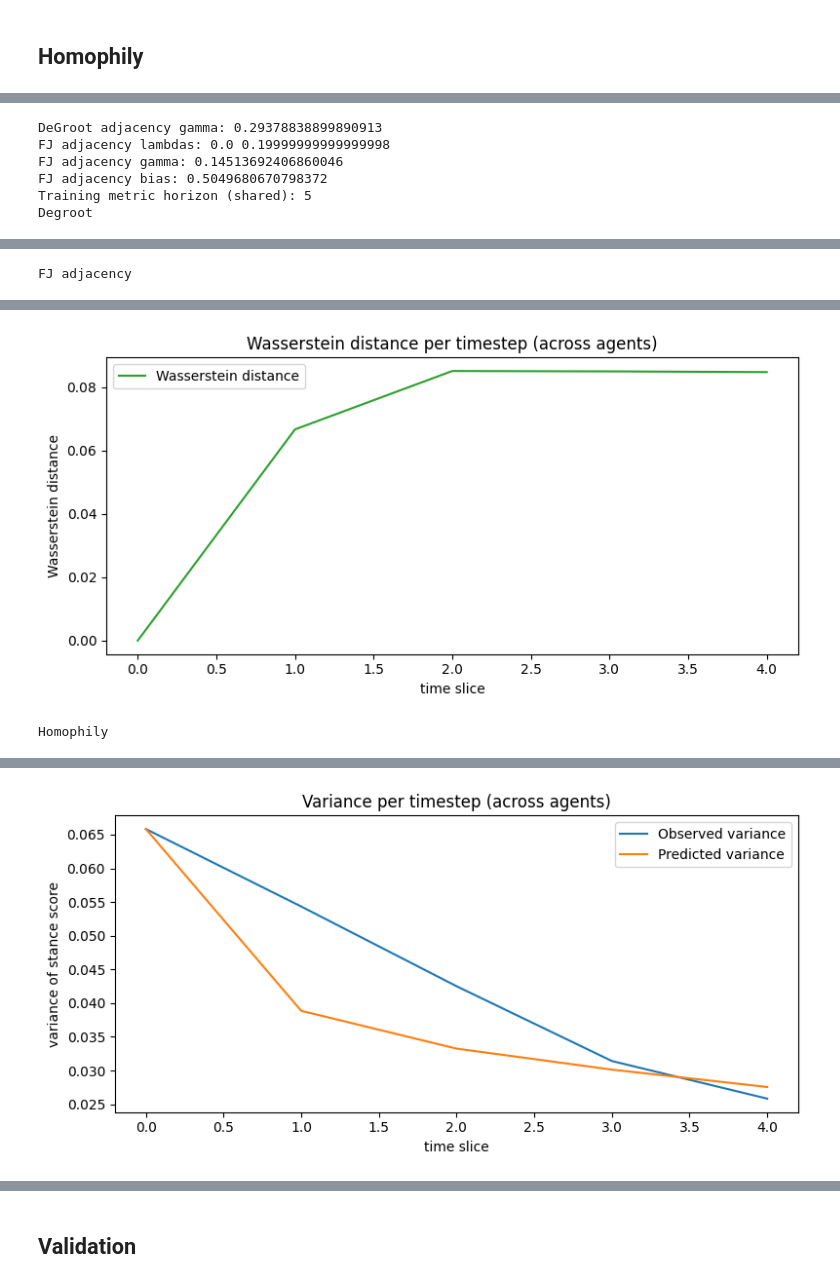
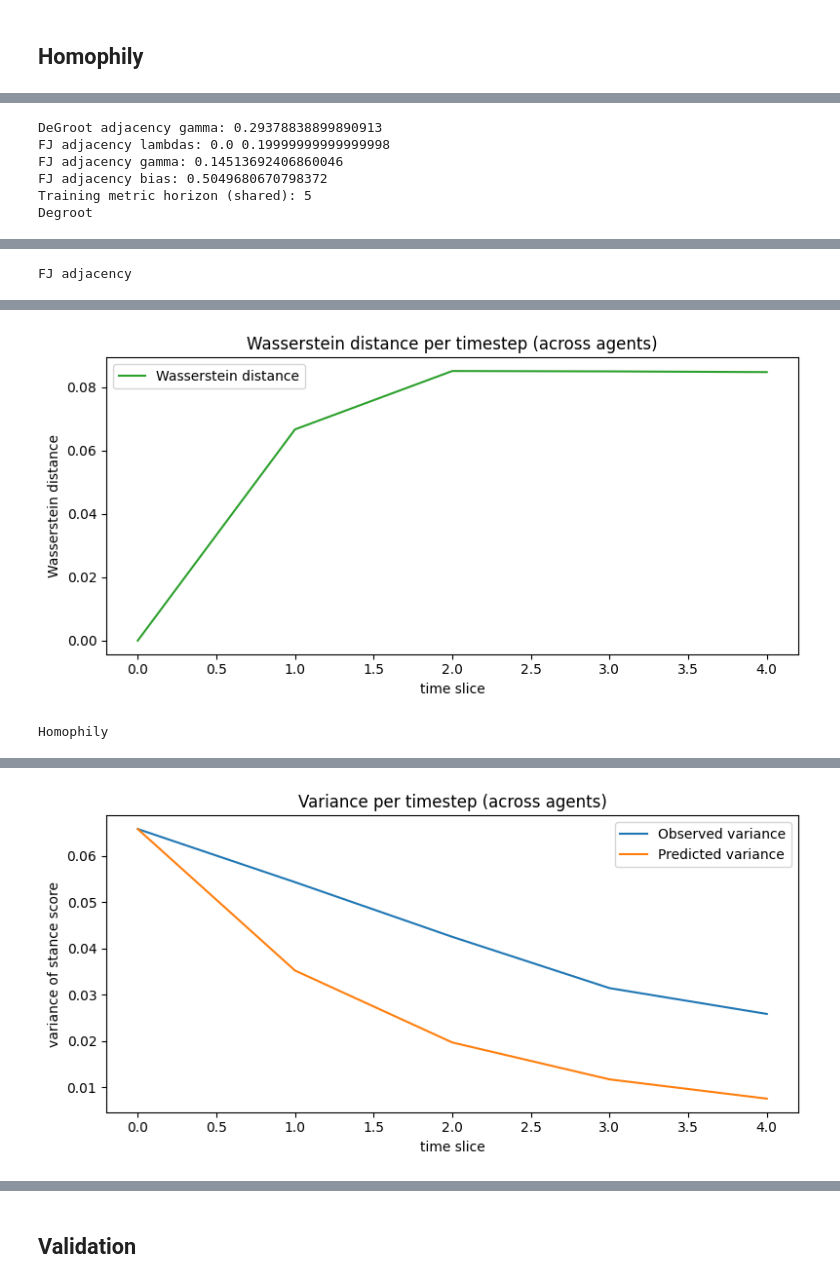
Before and after one commit to samuelLi05/llm-network, a Jupyter notebook: modeling/models/opinion_fitting.ipynb, the cells around one changed output, grey strips where cells are left out. Saved outputs shown, nothing was run; the diff lists cells and outputs as text; code cells hidden in the pictures.

Commit message:
homophily fixes

```diff
--- a/modeling/models/opinion_fitting.ipynb
+++ b/modeling/models/opinion_fitting.ipynb
@@ -149,9 +181,11 @@ mean=0.330, median=0.333, min=0.000, max=0.600, total_slices=620
 HOMOPHILY = fit_homophily(RUN_TRAJ, RUN_NEIGHBORS, gamma0=1.0)
 HOMOPHILY_A = HOMOPHILY['Abar']
 HOMOPHILY_GAMMA = HOMOPHILY['gamma']
+HOMOPHILY_LAMBDA = HOMOPHILY["lambda"]
 
 print('Homophily fit')
 print('gamma:', HOMOPHILY_GAMMA)
 print('Global pooled MSE loss:', HOMOPHILY['mse_pool'])
+print('lambda:', HOMOPHILY_LAMBDA)
 # %% [output]
 Homophily fit
@@ -162,14 +238,12 @@ BEST_HOMO_STUB = fit_homophily_stubborness(
     RUN_TRAJ,
     RUN_NEIGHBORS,
     gamma0=HOMOPHILY_GAMMA,
-    lambda1=0.0,
-    lambda2=0.0,
-    bias0=0.0,
 )
 
 homo_stub_rows = [{
     "lambda1": BEST_HOMO_STUB["lambda1"],
     "lambda2": BEST_HOMO_STUB["lambda2"],
+    "lambda_self": BEST_HOMO_STUB["lambda_self"],
     "gamma": BEST_HOMO_STUB["gamma"],
     "bias": BEST_HOMO_STUB["bias"],
     "mse_pool": BEST_HOMO_STUB["mse_pool"],
@@ -183,6 +257,7 @@ HOMO_STUB_LAMBDA_TABLE = pd.DataFrame(homo_stub_rows).sort_values("mse_pool").re
 print("Best homophily+stubbornness fit (inner lambda optimization + outer gamma search)")
 print("lambda1:", BEST_HOMO_STUB["lambda1"])
 print("lambda2:", BEST_HOMO_STUB["lambda2"])
+print("lambda_self:", BEST_HOMO_STUB["lambda_self"])
 print("gamma:", BEST_HOMO_STUB["gamma"])
 print("bias:", BEST_HOMO_STUB["bias"])
 print("mse_pool:", BEST_HOMO_STUB["mse_pool"])
@@ -193,6 +268,7 @@ HOMO_STUB_GAMMA = BEST_HOMO_STUB["gamma"]
 HOMO_STUB_BIAS = BEST_HOMO_STUB["bias"]
 HOMO_STUB_L1 = BEST_HOMO_STUB["lambda1"]
 HOMO_STUB_L2 = BEST_HOMO_STUB["lambda2"]
+HOMO_STUB_LSELF = BEST_HOMO_STUB["lambda_self"]
 
 HOMO_STUB_LAMBDA_TABLE.head(10)
 # %% [output]
@@ -208,28 +285,6 @@ gamma grid tested: 111
 # %%
-degroot_adj = fit_degroot_adjacency_scalar(RUN_TRAJ, RUN_NEIGHBORS)
-GLOBAL_W = degroot_adj['W']
-DEGROOT_GAMMA = degroot_adj['gamma']
-DEGROOT_POOL_MSE = degroot_adj['mse_pool']
+from sympy import plot
 
-# FJ adjacency model from baseline_utils: select lambdas by grid, then fit gamma+bias.
-LAMBDA_GRID = np.linspace(0.0, 0.6, 13)
-BEST_FJ_ADJ, FJ_ADJ_GRID = select_friedkin_johnsen_adjacency_lambdas(
-    RUN_TRAJ,
-    RUN_NEIGHBORS,
-    LAMBDA_GRID,
- )
-FJ_ADJ_L1 = BEST_FJ_ADJ['lambda1']
-FJ_ADJ_L2 = BEST_FJ_ADJ['lambda2']
-FJ_ADJ_FIT = fit_friedkin_johnsen_adjacency(
-    RUN_TRAJ,
-    RUN_NEIGHBORS,
-    FJ_ADJ_L1,
-    FJ_ADJ_L2,
-)
-FJ_ADJ_GAMMA = FJ_ADJ_FIT['gamma']
-FJ_ADJ_BIAS = FJ_ADJ_FIT['bias']
-FJ_ADJ_W = FJ_ADJ_FIT['W']
-FJ_ADJ_POOL_MSE = FJ_ADJ_FIT['mse_pool']
 
 PREDICTED_TRAJ_DEGROOT = {
     rn: degroot_rollout_prediction(
@@ -255,6 +310,18 @@ PREDICTED_TRAJ_HOMO = {
     for rn in RUN_TRAJ.keys()
 }
 
+PREDICTED_TRAJ_HOMO_FJ = {
+    rn: rollout_with_homophily_friedkin_johnsen(
+        HOMO_FJ_A,
+        HOMO_FJ_GAMMA,
+        HOMO_FJ_L1,
+        np.asarray(RUN_TRAJ[rn], dtype=float)[0],
+        PARAMS["rollout_horizon_cap"],
+        lambda_self=HOMO_FJ_LSELF
+    )
+    for rn in RUN_TRAJ.keys()
+}
+
 PREDICTED_TRAJ_HOMO_STUB = {
     rn: rollout_with_homophily_stubborness(
         HOMO_STUB_A,
@@ -264,6 +331,7 @@ PREDICTED_TRAJ_HOMO_STUB = {
         HOMO_STUB_L2,
         np.asarray(RUN_TRAJ[rn], dtype=float)[0],
         PARAMS["rollout_horizon_cap"],
+        lambda_self=HOMO_STUB_LSELF
     )
     for rn in RUN_TRAJ.keys()
 }
@@ -294,9 +362,21 @@ TRAIN_HOMO = evaluate_validation_model(
         HOMOPHILY_GAMMA,
         np.asarray(observed, dtype=float)[0],
         PARAMS['rollout_horizon_cap'],
+        lambda_self=HOMOPHILY_LAMBDA
     ),
 )
 
+TRAIN_HOMO_FJ = evaluate_validation_model(
+    RUN_TRAJ,
+    lambda observed: rollout_with_homophily_friedkin_johnsen(
+        HOMO_FJ_A,
+        HOMO_FJ_GAMMA,
+        HOMO_FJ_L1,
+        np.asarray(observed, dtype=float)[0],
+        PARAMS["rollout_horizon_cap"],
+        lambda_self=HOMO_FJ_LSELF
+    ),
+)
 TRAIN_HOMO_STUB = evaluate_validation_model(
     RUN_TRAJ,
     lambda observed: rollout_with_homophily_stubborness(
@@ -307,6 +387,7 @@ TRAIN_HOMO_STUB = evaluate_validation_model(
         HOMO_STUB_L2,
         np.asarray(observed, dtype=float)[0],
         PARAMS["rollout_horizon_cap"],
+        lambda_self=HOMO_STUB_LSELF
     ),
 )
 
@@ -314,6 +395,7 @@ TRAIN_CURVE_HORIZON = min(
     TRAIN_DEGROOT['mean_true_stack'].shape[1],
     TRAIN_FJ_ADJ['mean_true_stack'].shape[1],
     TRAIN_HOMO['mean_true_stack'].shape[1],
+    TRAIN_HOMO_FJ['mean_true_stack'].shape[1],
     TRAIN_HOMO_STUB['mean_true_stack'].shape[1],
 )
 print('DeGroot adjacency gamma:', DEGROOT_GAMMA)
@@ -361,7 +443,22 @@ plot_wasserstein_distance_per_timestep(
     TRAIN_HOMO['wasserstein_stack'].mean(axis=0)[:TRAIN_CURVE_HORIZON],
 )
 
-print('Homophily stubbornness')
+print("Homophily FJ Without bias")
+plot_mean_per_timestep(
+    TRAIN_HOMO_FJ['mean_true_stack'].mean(axis=0)[:TRAIN_CURVE_HORIZON],
+    TRAIN_HOMO_FJ['mean_pred_stack'].mean(axis=0)[:TRAIN_CURVE_HORIZON],
+)
+
+plot_variance_per_timestep(
+    TRAIN_HOMO_FJ['var_true_stack'].mean(axis=0)[:TRAIN_CURVE_HORIZON],
+    TRAIN_HOMO_FJ['var_pred_stack'].mean(axis=0)[:TRAIN_CURVE_HORIZON],
+)
+
+plot_wasserstein_distance_per_timestep(
+    TRAIN_HOMO_FJ['wasserstein_stack'].mean(axis=0)[:TRAIN_CURVE_HORIZON]
+)
+
+print('Homophily stubbornness (with bias)')
 plot_mean_per_timestep(
     TRAIN_HOMO_STUB['mean_true_stack'].mean(axis=0)[:TRAIN_CURVE_HORIZON],
     TRAIN_HOMO_STUB['mean_pred_stack'].mean(axis=0)[:TRAIN_CURVE_HORIZON],
@@ -400,6 +497,14 @@ train_summary = pd.DataFrame([
         'wasserstein_curve_mean': TRAIN_HOMO['wasserstein_curve_mean'],
     },
     {
+        'model': 'homophily_friedkin_johnsen',
+        'pooled_mse': BEST_HOMO_FJ['mse_pool'],
+        'transition_mse_mean': TRAIN_HOMO_FJ['transition_mse_mean'],
+        'mean_curve_abs_error': TRAIN_HOMO_FJ['mean_curve_abs_error'],
+        'var_curve_abs_error': TRAIN_HOMO_FJ['var_curve_abs_error'],
+        'wasserstein_curve_mean': TRAIN_HOMO_FJ['wasserstein_curve_mean'],
+    },
+    {
         'model': 'homophily_stubbornness',
         'pooled_mse': BEST_HOMO_STUB['mse_pool'],
         'transition_mse_mean': TRAIN_HOMO_STUB['transition_mse_mean'],
@@ -428 +533 @@ Homophily
-[figure, old version]
+[figure, new version]
```
Also changed, not shown: parts of 11 cells of this notebook, 2 other files.
